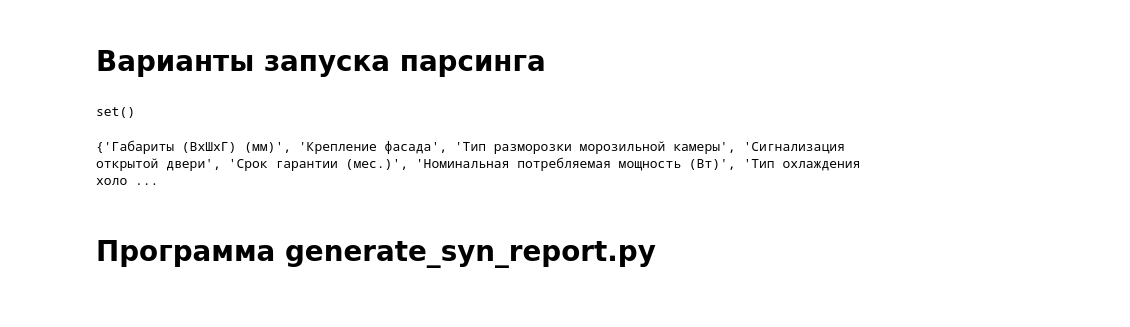
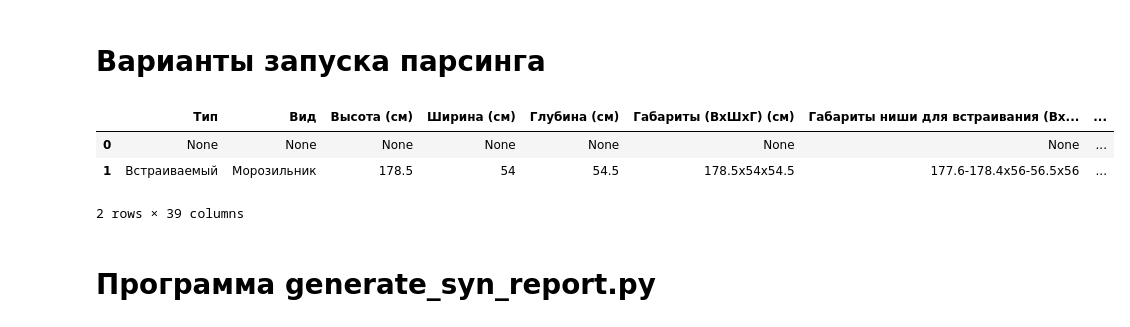
Before and after one commit to ElizaLobanova/Parsing, a Jupyter notebook: parsing_v5.ipynb, the cells around one changed output. Saved outputs shown, nothing was run; the diff lists cells and outputs as text; code cells hidden in the pictures.

```diff
--- a/parsing_v5.ipynb
+++ b/parsing_v5.ipynb
@@ -59,6 +61,27 @@ def parse_dedietrich_page(html_code: str) -> dict:
     for row in soup.find_all('div', class_='characteristics__row'):
         name_span = row.find('span', class_='characteristics__name')
         value_span = row.find('span', class_='characteristics__property')
+
+        if name_span and value_span:
+            key = name_span.find(text=True, recursive=False)
+            value = value_span.find(text=True, recursive=False)
+            if key and value:
+                key = key.strip()
+                value = value.strip()
+                data[key] = value
+
+    return data
+
+def parse_vzug_page(html_code: str) -> dict:
+    soup = BeautifulSoup(html_code, 'html.parser')
+    data = {}
+    names = soup.find_all('td', class_='cell_name')
+    values = soup.find_all('td', class_='cell_value')
+
+    # Проходим по всем div с классом characteristics__row
+    for name, value in zip(names, values):
+        name_span = name.find('span')
+        value_span = value.find('span')
 
         if name_span and value_span:
             key = name_span.find(text=True, recursive=False)
@@ -164,6 +187,7 @@ def create_src(file_path, parser_func):
     with open(file_path, 'r', encoding='utf-8') as f:
         urls = [line.strip() for line in f]
 
+    n_rows = 0
     for url in tqdm(urls):
         if url:
             try:
@@ -177,10 +201,17 @@ def create_src(file_path, parser_func):
                 row_df = pd.DataFrame([data])
                 df_all = pd.concat([df_all, row_df], ignore_index=True)
 
+                if len(df_all) == 1:
+                    empty_rows = pd.DataFrame(np.nan, index=range(n_rows), columns=df_all.columns)
+                    df_all = pd.concat([empty_rows, df_all], ignore_index=True)
+
             except Exception as e:
                 print(f"Ошибка при обработке {url}: {e}")
         else:
-            df_all.loc[len(df_all)] = None
+            if len(df_all.columns) > 0:
+                df_all.loc[len(df_all)] = None
+            else:
+                n_rows += 1
 
     return df_all.where(pd.notnull(df_all), None)
 
@@ -388,7 +451,7 @@ def rename_columns_with_syn_dict(df, syn_dict_path, all_1c_chars_path):
 from argparse import Namespace
 
 # housedorf
-args = Namespace(start_row=34, append=True, site='housedorf', urls_source='input_example/url_housedorf.txt', input_path='input_example/example.xlsx', output_path='result_housedorf.xlsx')
+args = Namespace(start_row=33, append=True, site='housedorf', urls_source='input_example/url_housedorf.txt', input_path='input_example/example.xlsx', output_path='result_housedorf.xlsx')
 if not args.output_path:
     raise ValueError("there's not enough arguments")
 
@@ -403,6 +466,8 @@ elif args.site == 'dedietrich':
     df_src = create_src(args.urls_source, parse_dedietrich_page)
 elif args.site == 'falmec':
     df_src = create_src(args.urls_source, parse_falmec_page)
+elif args.site == 'vzug':
+    df_src = create_src(args.urls_source, parse_vzug_page)
 else:
     raise ValueError("There're no parse function for this site")
 
@@ -430,35 +495,41 @@ if not args.output_path:
 
 # Проверка, не повреждены ли входные файлы
 wb = load_workbook(args.input_path)
 
 if args.site == 'korting':
     df_src = create_src(args.urls_source, parse_korting_page)
 elif args.site == 'housedorf':
     df_src = create_src(args.urls_source, parse_hausedorf_page)
 elif args.site == 'dedietrich':
     df_src = create_src(args.urls_source, parse_dedietrich_page)
+elif args.site == 'falmec':
+    df_src = create_src(args.urls_source, parse_falmec_page)
+elif args.site == 'vzug':
+    df_src = create_src(args.urls_source, parse_vzug_page)
 else:
     raise ValueError("There're no parse function for this site")
 
 df_src, unsyn_set = rename_columns_with_syn_dict(df_src, synonyms_path, all_characteristics_path) # Для обеспечения правильного дописывания данных и для корректного входа к функции,
                                                                         # генерирующей отчёт
 resultdf, com_cols = write_dest(args.input_path, args.output_path, df_src, args.start_row)
 resultdf.to_parquet(f"{args.site}_auxiliary.parquet")
 
 com_cols = resultdf.columns.intersection(df_src.columns)
 missingdf = df_src.drop(columns=com_cols).copy()
 print(unsyn_set)
 with open(f'unaccepted_syn_{args.site}.txt', 'w') as f:
     f.write('; '.join(map(str, unsyn_set)))
 
 if args.append:
     append_dataframe_to_excel(missingdf, args.output_path, args.output_path, args.start_row)
 else:
     missingdf.insert(0, 'Номенклатура', resultdf['Номенклатура'].copy())
     save_missing(missingdf, f'missing_{args.site}.xlsx')
 # %% [output]
+|  | Тип | Вид | Высота (см) | Ширина (см) | Глубина (см) | Габариты (ВхШхГ) (см) | Габариты ниши для встраивания (Вх... | ... |
+| 0 | None | None | None | None | None | None | None | ... |
+| 1 | Встраиваемый | Морозильник | 178.5 | 54 | 54.5 | 178.5х54х54.5 | 177.6-178.4х56-56.5х56 | ... |
-set()
+2 rows × 39 columns
-{'Габариты (ВхШхГ) (мм)', 'Крепление фасада', 'Тип разморозки морозильной камеры', 'Сигнализация открытой двери', 'Срок гарантии (мес.)', 'Номинальная потребляемая мощность (Вт)', 'Тип охлаждения холо ...
 # %%
 # dedietrich + housedorf
 from argparse import Namespace
```
Also changed, not shown: parts of 7 cells of this notebook, 16 other files.
